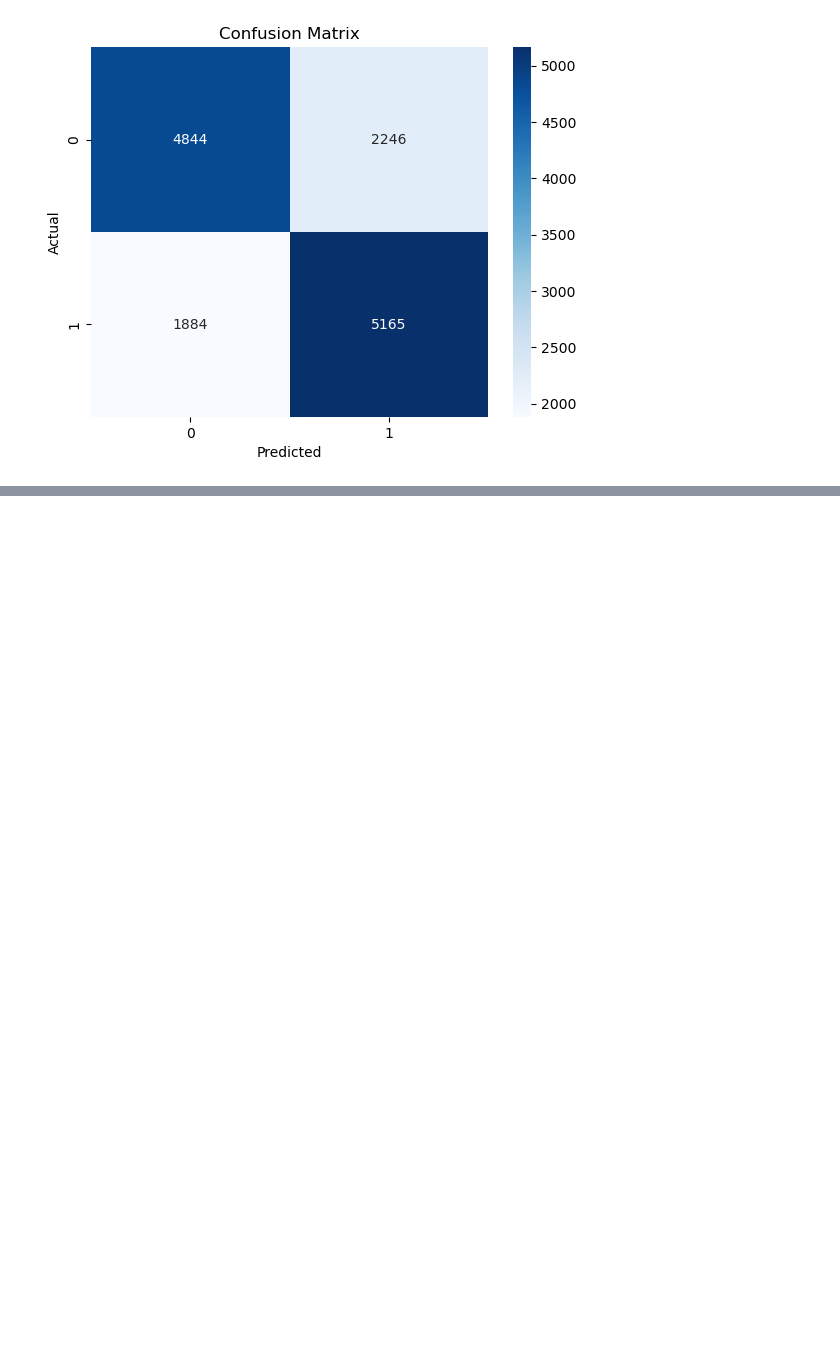
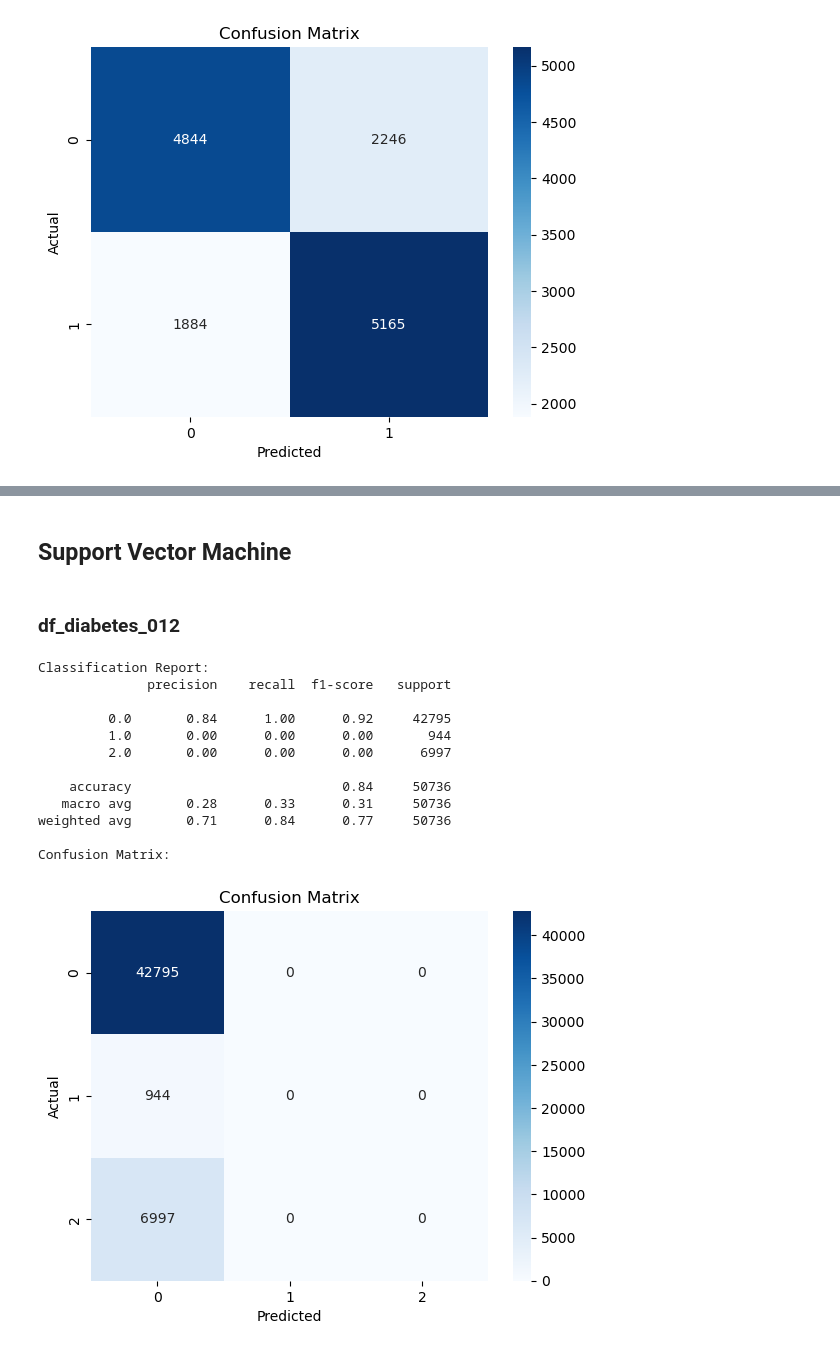
Before and after one commit to DataScience-DHBWKA/Gruppe3-DataExploration, a Jupyter notebook: data_exploration.ipynb, the cells around one changed output, grey strips where cells are left out. Drawn from its saved outputs; the diff is of its cells as text; code cells hidden in the pictures; blank space fills up the shorter version.

```diff
--- a/data_exploration.ipynb
+++ b/data_exploration.ipynb
@@ -491,0 +572,40 @@ Confusion Matrix:
+# %% [markdown]
+## Support Vector Machine
+# %% [markdown]
+### df_diabetes_012
+# %%
+# Initialize the SVM model
+svm_012 = SVC(kernel='linear', random_state=42)
+
+# Train the model
+svm_012.fit(X_train_012, y_train_012)
+
+# Make predictions on the test set
+y_pred_svm_012 = svm_012.predict(X_test_012)
+
+# Evaluate the model
+# Display the classification report
+print("Classification Report:")
+print(classification_report(y_test_012, y_pred_svm_012))
+
+# Display the confusion matrix
+print("Confusion Matrix:")
+sns.heatmap(confusion_matrix(y_test_012, y_pred_svm_012), annot=True, fmt='d', cmap='Blues')
+plt.xlabel('Predicted')
+plt.ylabel('Actual')
+plt.title('Confusion Matrix')
+plt.show()
+# %% [output]
+Classification Report:
+              precision    recall  f1-score   support
+
+         0.0       0.84      1.00      0.92     42795
+         1.0       0.00      0.00      0.00       944
+         2.0       0.00      0.00      0.00      6997
+
+    accuracy                           0.84     50736
+   macro avg       0.28      0.33      0.31     50736
+weighted avg       0.71      0.84      0.77     50736
+
+Confusion Matrix:
+[figure, added]
```
Also changed, not shown: parts of 8 cells of this notebook.
